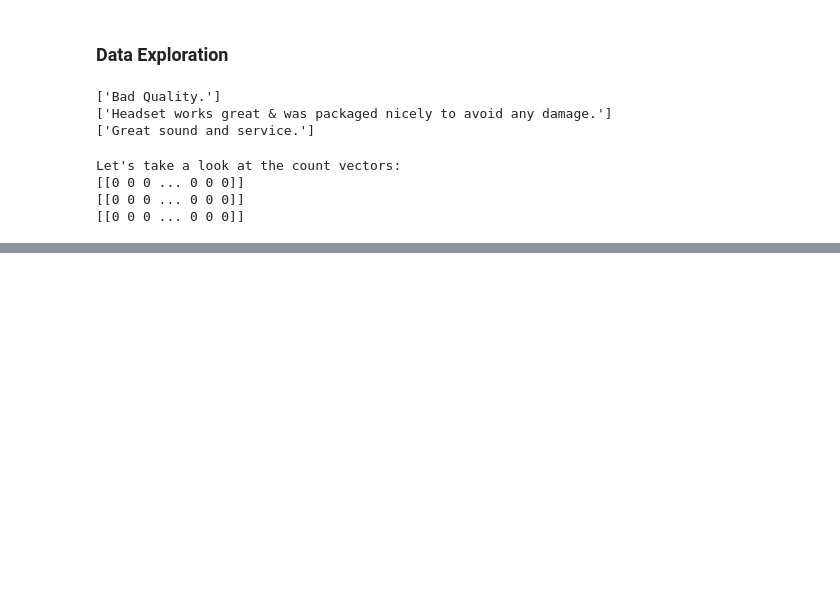
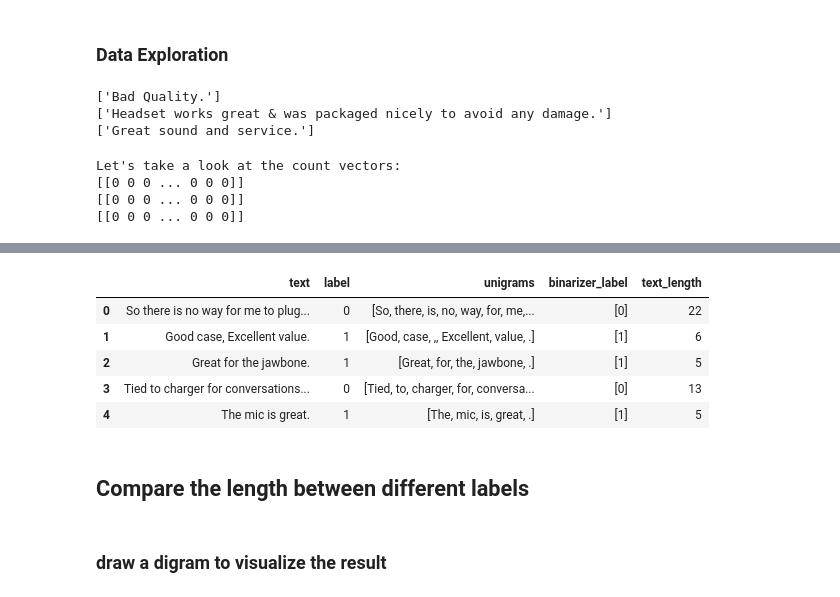
Before and after one commit to kevinyusheng/DM2023-Lab1-Master, a Jupyter notebook: DM2023-Lab1-Homework.ipynb, the cells around one changed output, grey strips where cells are left out. Saved outputs shown, nothing was run; the diff lists cells and outputs as text; code cells hidden in the pictures; blank space fills up the shorter version.

```diff
--- a/DM2023-Lab1-Homework.ipynb
+++ b/DM2023-Lab1-Homework.ipynb
@@ -561,0 +599,16 @@ Cosine Similarity using count bw 3 and 3: 1.000000
+# %%
+## get the text length function
+def get_text_length(df):
+    return len(df['unigrams'])
+
+df_all['text_length'] = df_all.apply(func = get_text_length, axis = 1)
+df_all.head()
+# %% [output]
+|  | text | label | unigrams | binarizer_label | text_length |
+| 0 | So there is no way for me to plug... | 0 | [So, there, is, no, way, for, me,... | [0] | 22 |
+| 1 | Good case, Excellent value. | 1 | [Good, case, ,, Excellent, value, .] | [1] | 6 |
+| 2 | Great for the jawbone. | 1 | [Great, for, the, jawbone, .] | [1] | 5 |
+| 3 | Tied to charger for conversations... | 0 | [Tied, to, charger, for, conversa... | [0] | 13 |
+| 4 | The mic is great. | 1 | [The, mic, is, great, .] | [1] | 5 |
+# %% [markdown]
+## Compare the length between different labels
@@ -561,0 +618,2 @@ Cosine Similarity using count bw 3 and 3: 1.000000
+# %% [markdown]
+### draw a digram to visualize the result
```
Also changed, not shown: parts of 41 cells of this notebook.
